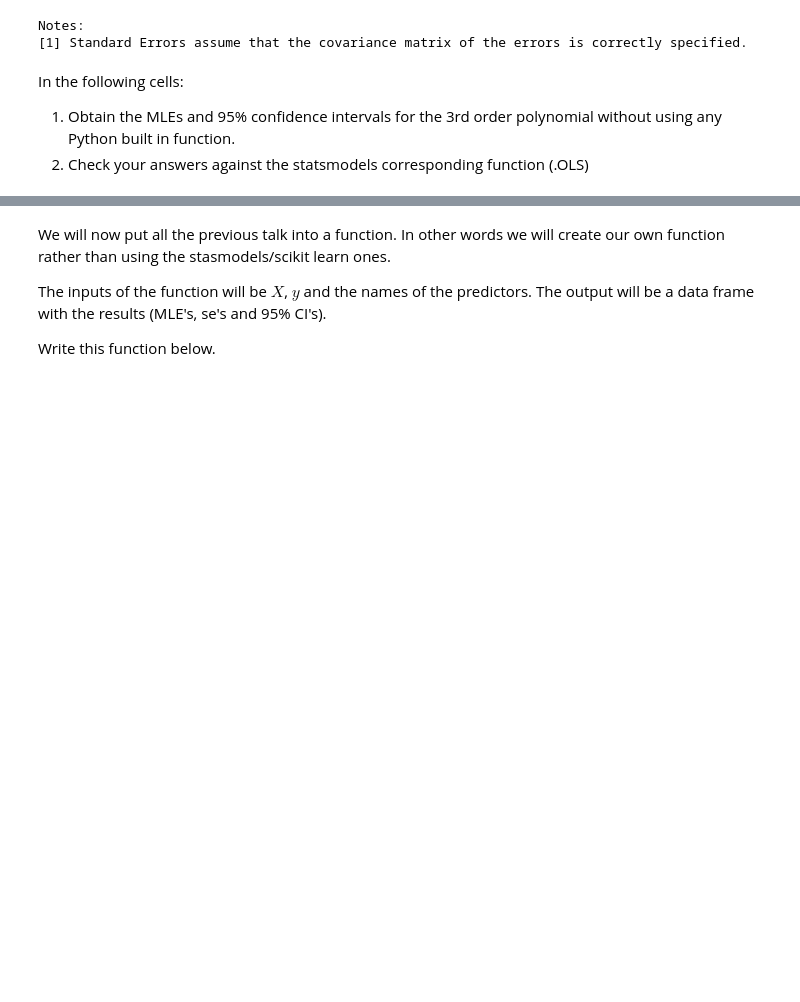
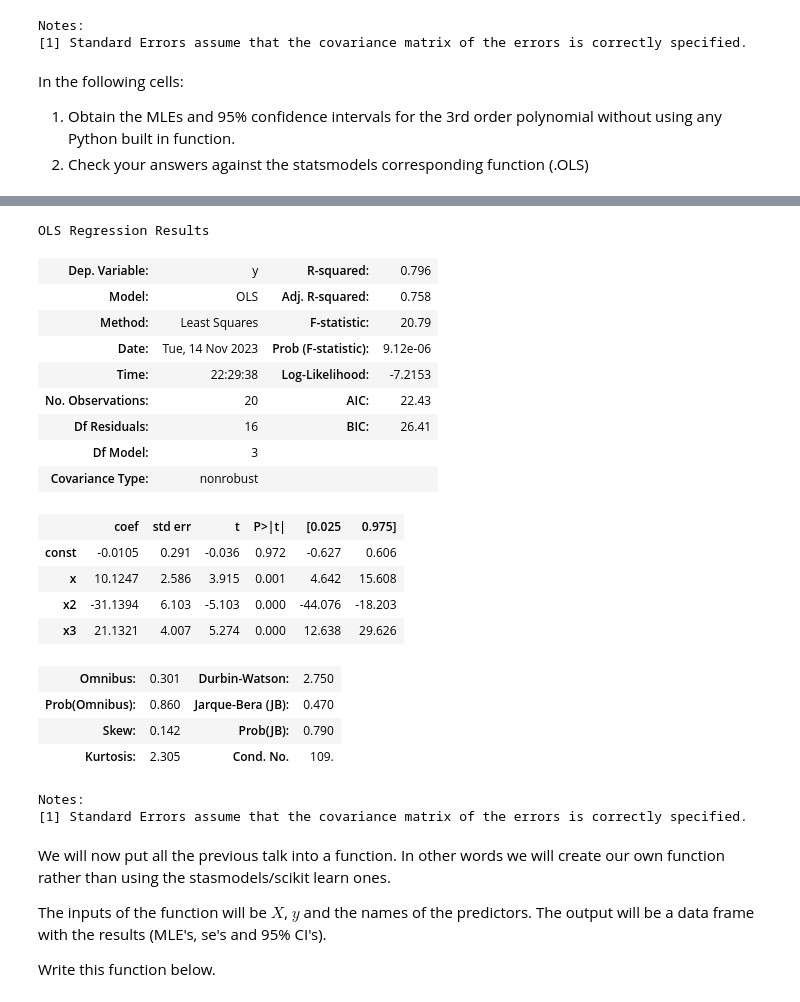
Before and after one commit to erik-norlin/SSY316-Advanced-Probabilistic-Machine-Learning, a Jupyter notebook: python-lab-1/Pyhton lab 1.ipynb, the cells around one changed output, grey strips where cells are left out. Saved outputs shown, nothing was run; the diff lists cells and outputs as text; code cells hidden in the pictures; blank space fills up the shorter version.

```diff
--- a/python-lab-1/Pyhton lab 1.ipynb
+++ b/python-lab-1/Pyhton lab 1.ipynb
@@ -169,3 +198,31 @@ In the following cells:
+# %%
+Poly = ['x','x2','x3']
+X = data[Poly]
+X = sm.add_constant(X)
+model = sm.OLS(y, X).fit()
+model.summary()
+# %% [output]
+OLS Regression Results
+| Dep. Variable: | y | R-squared: | 0.796 |
+| Model: | OLS | Adj. R-squared: | 0.758 |
+| Method: | Least Squares | F-statistic: | 20.79 |
+| Date: | Tue, 14 Nov 2023 | Prob (F-statistic): | 9.12e-06 |
+| Time: | 22:29:38 | Log-Likelihood: | -7.2153 |
+| No. Observations: | 20 | AIC: | 22.43 |
+| Df Residuals: | 16 | BIC: | 26.41 |
+| Df Model: | 3 |  |  |
+| Covariance Type: | nonrobust |  |  |
+|  | coef | std err | t | P>|t| | [0.025 | 0.975] |
+| const | -0.0105 | 0.291 | -0.036 | 0.972 | -0.627 | 0.606 |
+| x | 10.1247 | 2.586 | 3.915 | 0.001 | 4.642 | 15.608 |
+| x2 | -31.1394 | 6.103 | -5.103 | 0.000 | -44.076 | -18.203 |
+| x3 | 21.1321 | 4.007 | 5.274 | 0.000 | 12.638 | 29.626 |
+| Omnibus: | 0.301 | Durbin-Watson: | 2.750 |
+| Prob(Omnibus): | 0.860 | Jarque-Bera (JB): | 0.470 |
+| Skew: | 0.142 | Prob(JB): | 0.790 |
+| Kurtosis: | 2.305 | Cond. No. | 109. |
+Notes:
+[1] Standard Errors assume that the covariance matrix of the errors is correctly specified.
 # %% [markdown]
 We will now put all the previous talk into a function. In other words we will create our own function rather than using the stasmodels/scikit learn ones.
 
```
Also changed, not shown: parts of 18 cells of this notebook, 5 other files.
